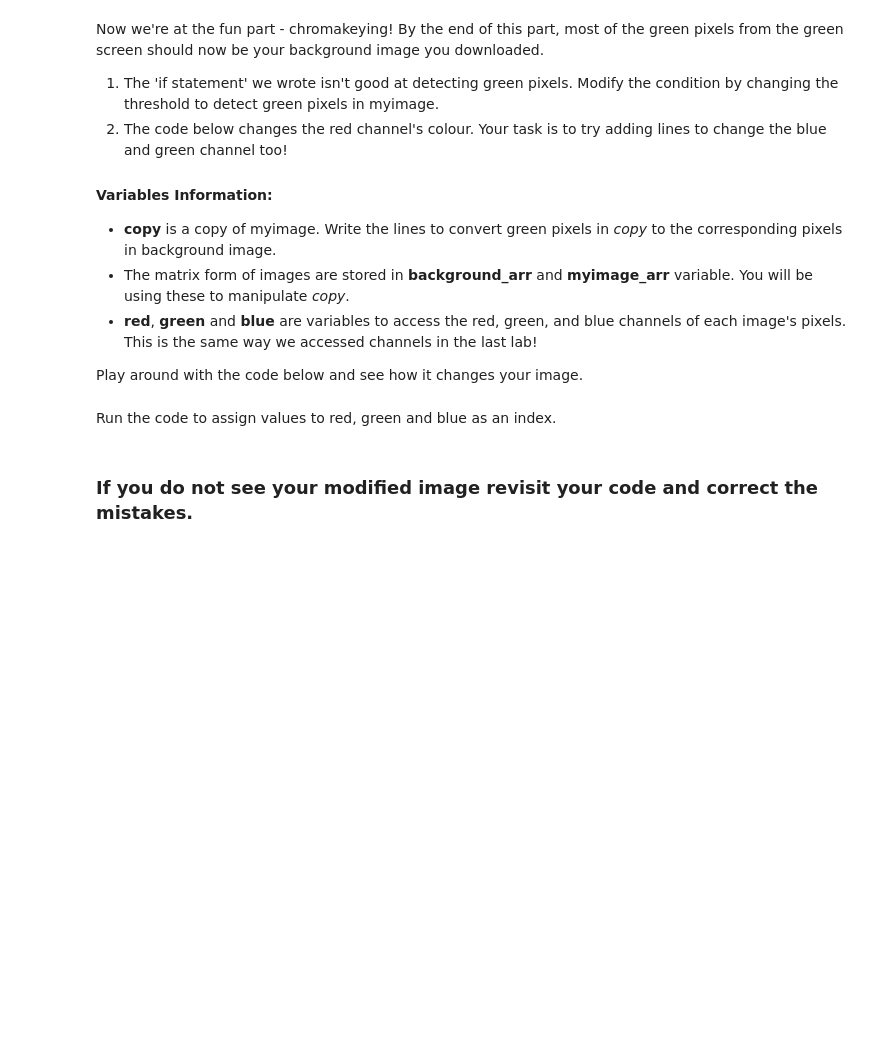
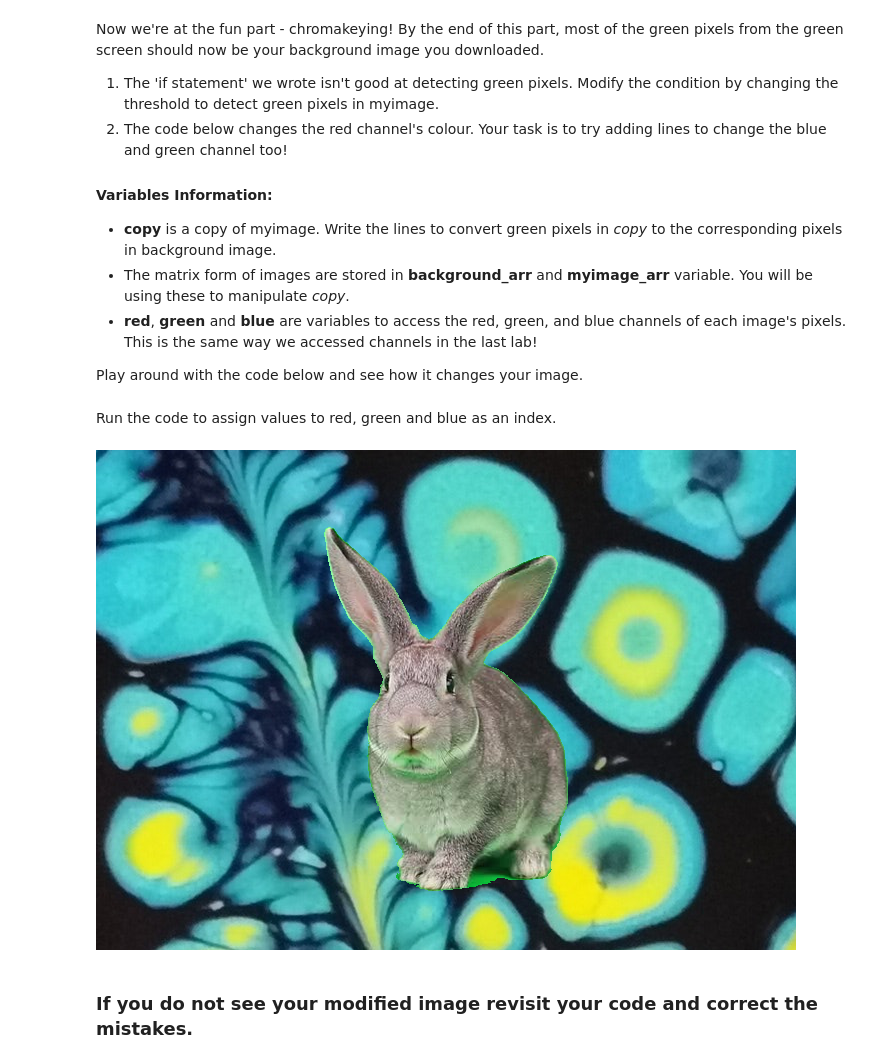
Before and after one commit to Uni-High-Fall-21-Computer-Programming/chromakey-lisa017, a Jupyter notebook: chromakey.ipynb, the cells around one changed output. Drawn from its saved outputs; the diff is of its cells as text; code cells hidden in the pictures; blank space fills up the shorter version.

```diff
--- a/chromakey.ipynb
+++ b/chromakey.ipynb
@@ -89,7 +86,7 @@ Run the code below to convert image to a matrix.
 # %%
 import numpy
 myimage_arr = numpy.array(resized_myimage)
-background_arr = numpy.array(resized_background)
+background_arr = numpy.array(background)
 print ('Images are stored as matrix myimage_arr and background_arr')
 # %% [output]
 Images are stored as matrix myimage_arr and background_arr
@@ -115,7 +112,7 @@ samples = [(x,y), (a,b), (c, d), (e, f), (g, h)]
 Note that the letters here are placeholders - in your code, each letter needs to be a number representing the pixel's location.
 # %%
 # add at least 5 coordinates of pixels (in the below list) that you think are green in your image
-samples = [(0,0),(10,10),(20,20),(15,15),(0,480)]
+samples = [(0,0),(0,10),(0,20),(0,30),(0,480)]
 # An example samples array with pixels is shown below, fill in the array above according to your image
 # samples = [(0, 0), (50,50), (10, 10), (300, 300), (350, 200) ]
 for i, j in samples:
@@ -149,17 +146,21 @@ red, green, blue = 0, 1, 2
 # %%
 copy = numpy.copy(myimage_arr) #Make a copy, so we aren't changing the original image
 for j in range(width):
   for i in range(height):
     # Your task: Modify the threshold in if condition to extract all the green pixels.
     # NOTE: Your task is only to modify 1 code line below and change the numbers (threshold) for each
     # channel until you are satisfied with the result
-    if myimage_arr[i, j, green] > 30 and myimage_arr[i, j, blue] < 120 and myimage_arr[i, j, red] > 160:
+    if myimage_arr[i, j, green] > 190 and myimage_arr[i, j, blue] < 190 and myimage_arr[i, j, red] < 100:
       copy[i, j] = [0, 0, 0] # initially make the pixel black (0, 0, 0)
-      #copy[i, j, red] = background_arr[i, j, red]
+      copy[i, j, red] = background_arr[i, j, red]
+      copy[i, j, green] = background_arr[i, j, green]
+      copy[i, j, blue] = background_arr[i, j, blue]
       # Your task: write the lines for green and blue pixel values from background_arr
 
 newimg = Image.fromarray(copy)
 display(newimg)
+# %% [output]
+[figure, added]
 # %% [markdown]
 ### If you do not see your modified image revisit your code and correct the mistakes.
 # %% [markdown]
```
Also changed, not shown: parts of 3 cells of this notebook.
